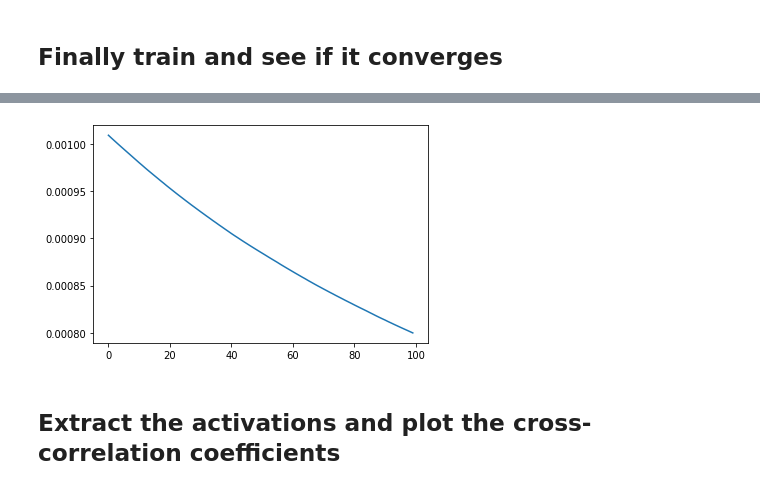
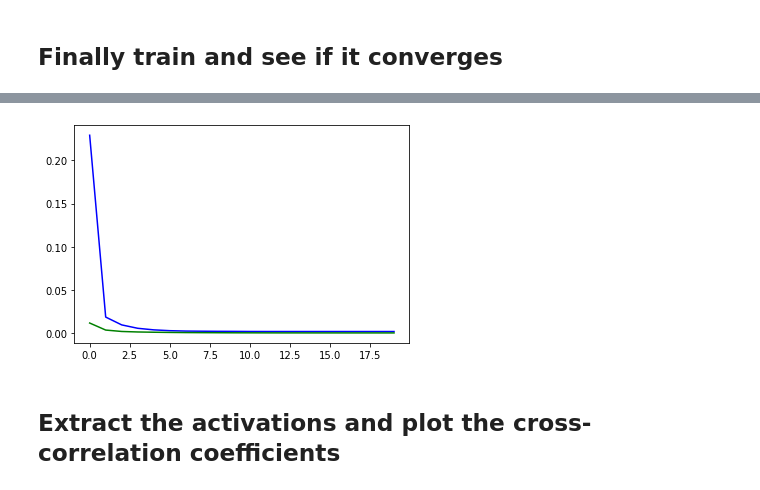
Before and after one commit to DCalhas/eeg_to_fmri, a Jupyter notebook: src/notebooks/deep_cross_correlation.ipynb, the cells around one changed output, grey strips where cells are left out. Cells and saved outputs as stored; diff of their text form; code cells hidden in the pictures.

```diff
--- a/src/notebooks/deep_cross_correlation.ipynb
+++ b/src/notebooks/deep_cross_correlation.ipynb
@@ -104,7 +198,6 @@ None
 ### Let's define a cross correlation loss
 # %%
 def cross_correlation(x, y):
-
     #how should the normalization be done??
     x = K.l2_normalize(x, axis=1)
     y = K.l2_normalize(y, axis=1)
@@ -116,4 +209,33 @@ def cross_correlation(x, y):
 
     return 1 - (a / (K.sqrt(b) * K.sqrt(c)))
 
-model.compile(loss=cross_correlation, optimizer=Adam())
+def correlation(vects):
+    #how should the normalization be done??
+    x, y = vects
+    x = K.l2_normalize(x, axis=1)
+    y = K.l2_normalize(y, axis=1)
+
+    a = K.batch_dot(x, y, axes=1)
+
+    b = K.batch_dot(x, x, axes=1)
+    c = K.batch_dot(y, y, axes=1)
+
+    return 1 - (a / (K.sqrt(b) * K.sqrt(c)))
+
+def cos_dist_output_shape(shapes):
+    shape1, shape2 = shapes
+    return (shape1[0], 1)
+
+def contrastive_loss(y_true, y_pred):
+        square_pred = K.square(y_pred)
+        margin_square = K.square(K.maximum(1.0 - y_pred, 0))
+        return K.mean(y_true * square_pred + (1 - y_true) * margin_square)
+
+correlation = Lambda(correlation,#compare this results with euclidean
+              output_shape=cos_dist_output_shape)([processed_eeg,
+              processed_bold])
+
+multi_modal_model = Model([input_eeg, input_bold], correlation)
+
+multi_modal_model.compile(loss=contrastive_loss, optimizer=Adam(lr=0.0001))
+eeg_network.compile(loss=cross_correlation, optimizer=Adam(lr=0.0001))
@@ -120,4 +284,2 @@ model.compile(loss=cross_correlation, optimizer=Adam())
 # %% [markdown]
 ## Finally train and see if it converges
-# %%
-history = model.fit(X, y, epochs=100, verbose=0)
@@ -123,0 +293,5 @@ history = model.fit(X, y, epochs=100, verbose=0)
+# %%
+history = model.fit(X_train, y_train,
+                    epochs=20,
+                    batch_size=n_partitions,
+                    validation_data=[X_test, y_test])
@@ -124,10 +316,11 @@ history = model.fit(X, y, epochs=100, verbose=0)
 # %%
 import matplotlib.pyplot as plt
 
-plt.plot(history.history['loss'])
+plt.plot(history.history['loss'], color='b')
+plt.plot(history.history['val_loss'], color='g')
 plt.show()
 # %% [output]
-[figure, old version]
+[figure, new version]
 # %% [markdown]
 ## Extract the activations and plot the cross-correlation coefficients
 # %%
```
Also changed, not shown: parts of 10 cells of this notebook.
